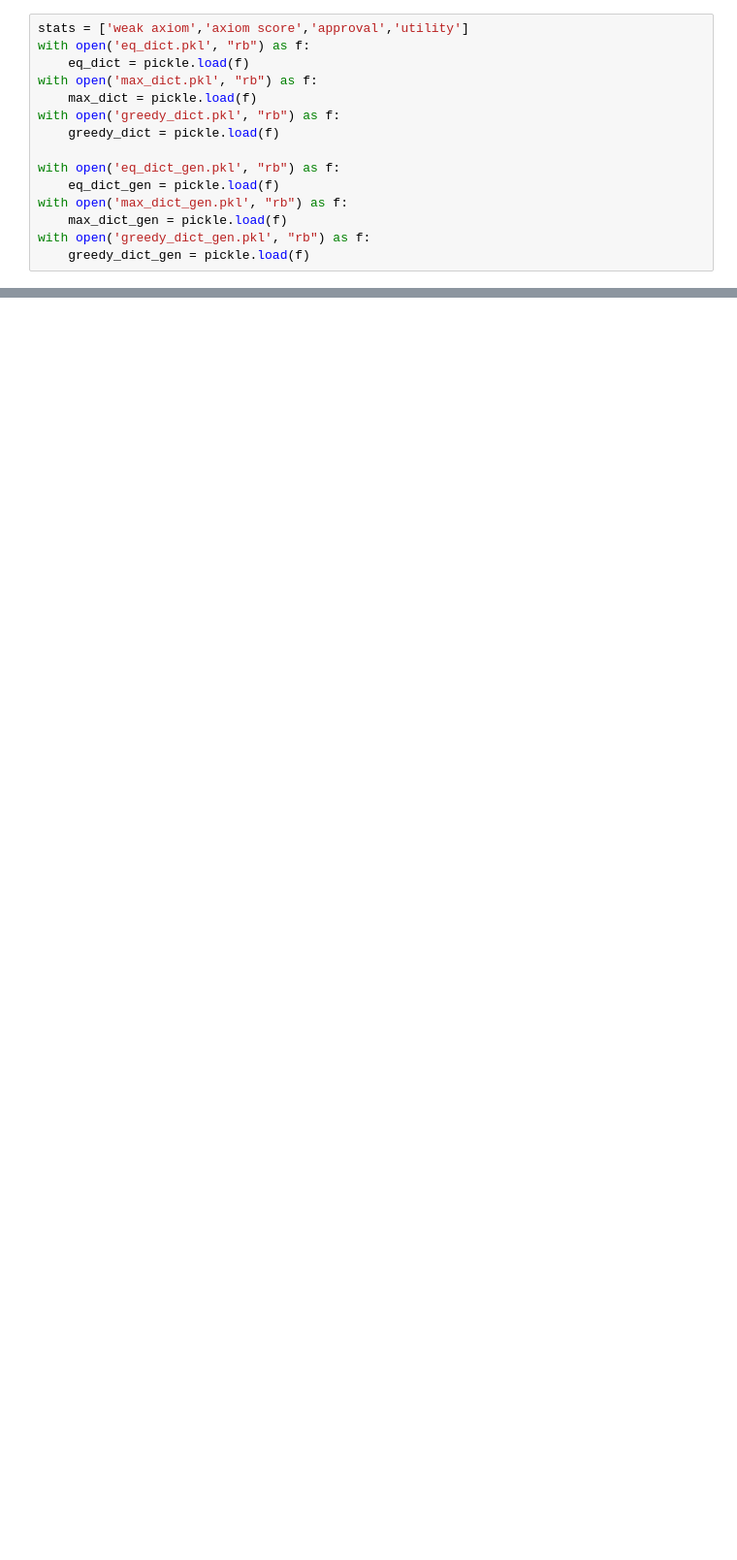
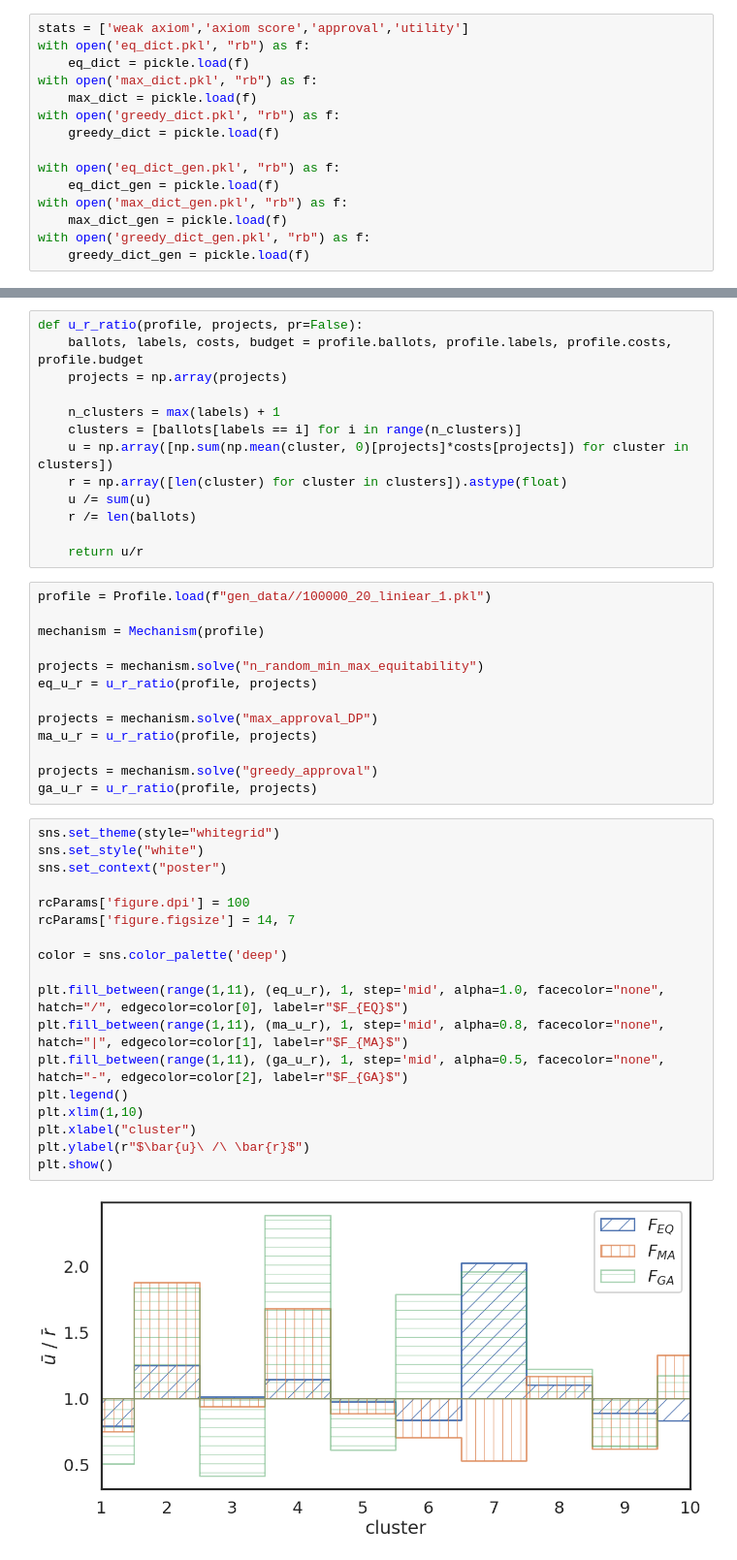
Before and after one commit to jjgsherwood/COMSOC, a Jupyter notebook: Visualize_results.ipynb, the cells around one changed output, grey strips where cells are left out. Shown at 97% size. Cells and saved outputs as stored; diff of their text form; blank space fills up the shorter version.

```diff
--- a/Visualize_results.ipynb
+++ b/Visualize_results.ipynb
@@ -121,0 +166,46 @@ plt.show()
+# %%
+def u_r_ratio(profile, projects, pr=False):
+    ballots, labels, costs, budget = profile.ballots, profile.labels, profile.costs, profile.budget
+    projects = np.array(projects)
+
+    n_clusters = max(labels) + 1
+    clusters = [ballots[labels == i] for i in range(n_clusters)]
+    u = np.array([np.sum(np.mean(cluster, 0)[projects]*costs[projects]) for cluster in clusters])
+    r = np.array([len(cluster) for cluster in clusters]).astype(float)
+    u /= sum(u)
+    r /= len(ballots)
+
+    return u/r
+# %%
+profile = Profile.load(f"gen_data//100000_20_liniear_1.pkl")
+
+mechanism = Mechanism(profile)
+
+projects = mechanism.solve("n_random_min_max_equitability")
+eq_u_r = u_r_ratio(profile, projects)
+
+projects = mechanism.solve("max_approval_DP")
+ma_u_r = u_r_ratio(profile, projects)
+
+projects = mechanism.solve("greedy_approval")
+ga_u_r = u_r_ratio(profile, projects)
+# %%
+sns.set_theme(style="whitegrid")
+sns.set_style("white")
+sns.set_context("poster")
+
+rcParams['figure.dpi'] = 100
+rcParams['figure.figsize'] = 14, 7
+
+color = sns.color_palette('deep')
+
+plt.fill_between(range(1,11), (eq_u_r), 1, step='mid', alpha=1.0, facecolor="none", hatch="/", edgecolor=color[0], label=r"$F_{EQ}$")
+plt.fill_between(range(1,11), (ma_u_r), 1, step='mid', alpha=0.8, facecolor="none", hatch="|", edgecolor=color[1], label=r"$F_{MA}$")
+plt.fill_between(range(1,11), (ga_u_r), 1, step='mid', alpha=0.5, facecolor="none", hatch="-", edgecolor=color[2], label=r"$F_{GA}$")
+plt.legend()
+plt.xlim(1,10)
+plt.xlabel("cluster")
+plt.ylabel(r"$\bar{u}\ /\ \bar{r}$")
+plt.show()
+# %% [output]
+[figure, added]
```
Also changed, not shown: parts of 8 cells of this notebook.
